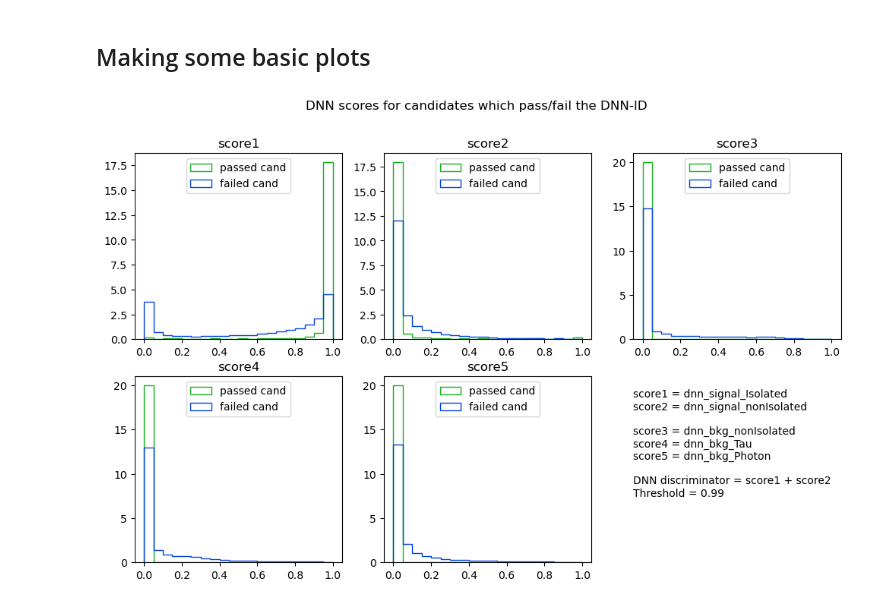
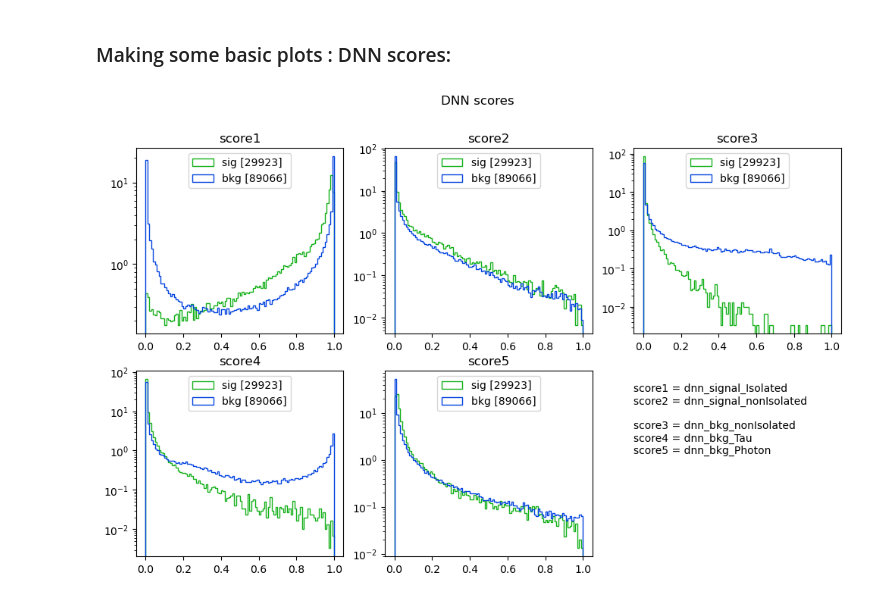
Before and after one commit to phazarik/Electron-DNN-ID-study, a Jupyter notebook: dnn_electron_id.ipynb, the cells around one changed output. Cells and saved outputs as stored; diff of their text form; code cells hidden in the pictures.

Commit message:
Signal and background defined. ROC added.

```diff
--- a/dnn_electron_id.ipynb
+++ b/dnn_electron_id.ipynb
@@ -90,0 +115,22 @@ Number of candidates failing the DNN ID = 20512 (88.9%)
+# %%
+df.loc[(df['genmatch'] == 1) | (df['genmatch'] == 2), 'truth'] = 1 # signal
+df.loc[(df['genmatch'] == 0) | (df['genmatch'] == 3), 'truth'] = 0 # background
+
+#Randomizing rows:
+df = df.sample(frac=1) #randomizing rows
+df.reset_index(inplace=True, drop=True)
+
+#Printing out some results:
+print(df[['genmatch', 'sample', 'truth']].head())
+
+ndy     =df[df["sample"]=="dy"].shape[0]
+ndy_sig =df[(df["sample"]=="dy")&(df["truth"]==1)].shape[0]
+ndy_bkg =df[(df["sample"]=="dy")&(df["truth"]==0)].shape[0]
+
+ntg     =df[df["sample"]=="taugun"].shape[0]
+ntg_sig =df[(df["sample"]=="taugun")&(df["truth"]==1)].shape[0]
+ntg_bkg =df[(df["sample"]=="taugun")&(df["truth"]==0)].shape[0]
+
+print(f'\nNo of electron candidates from ...')
+print(f'Drell-Yan sample: {ndy}; sig = {ndy_sig} ({ndy_sig*100/ndy:.1f}%), bkg = {ndy_bkg} ({ndy_bkg*100/ndy:.1f}%)')
+print(f'TauGun sample: {ntg}; sig = {ntg_sig} ({ntg_sig*100/ndy:.1f}%), bkg = {ntg_bkg} ({ntg_bkg*100/ntg:.1f}%)')
@@ -91,41 +148,44 @@ Number of candidates failing the DNN ID = 20512 (88.9%)
 # %% [markdown]
-## Making some basic plots
+### Making some basic plots : DNN scores:
 # %%
 import matplotlib as mpl
 import matplotlib.pyplot as plt
+
+nsig=df[df['truth']==1].shape[0]
+nbkg=df[df['truth']==0].shape[0]
 
 fig1, ax1 = plt.subplots(2,3,figsize=(12,7))
 ax1 = ax1.flatten()
 
 # Add the score details as left-aligned text
 text = '''
 score1 = dnn_signal_Isolated
 score2 = dnn_signal_nonIsolated
 
 score3 = dnn_bkg_nonIsolated
 score4 = dnn_bkg_Tau
 score5 = dnn_bkg_Photon
-
-DNN discriminator = score1 + score2
-Threshold = 0.99
 '''
 
 #fig1.subplots_adjust(hspace=0.5, wspace=0.1)
-bins_=np.arange(0, 1.05, 0.05)
+bins_=np.arange(0, 1.01, 0.01)
 #fig1.delaxes(ax1[-1]) #Removing the last subplot
-fig1.suptitle('DNN scores for candidates which pass/fail the DNN-ID') #Global title
+fig1.suptitle('DNN scores') #Global title
 
-var = ['score1', 'score2', 'score3', 'score4', 'score5']
+vardnn = ['score1', 'score2', 'score3', 'score4', 'score5']
 
-for i in range(len(var)):
-    ax1[i].hist(df[df['dnn_id']==True][var[i]], bins=bins_, histtype='step', color='xkcd:green',  label='passed cand', density=True)
-    ax1[i].hist(df[df['dnn_id']==False][var[i]], bins=bins_, histtype='step', color='xkcd:blue',  label='failed cand', density=True)
-    ax1[i].set_title(var[i])
+for i in range(len(vardnn)):
+    ax1[i].hist(df[df['truth']==1][vardnn[i]], bins=bins_, histtype='step',
+                color='xkcd:green',  label=f'sig [{nsig}]', density=True)
+    ax1[i].hist(df[df['truth']==0][vardnn[i]], bins=bins_, histtype='step',
+                color='xkcd:blue',  label=f'bkg [{nbkg}]', density=True)
+    ax1[i].set_title(vardnn[i])
+    ax1[i].set_yscale('log')
     ax1[i].legend(loc='upper center')
 
 ax1[-1].text(0, 1, text, transform=ax1[-1].transAxes, fontsize=10, ha='left', va='top')
 ax1[-1].axis('off')
 
 plt.show()
 # %% [output]
-[figure, old version]
+[figure, new version]
```
Also changed, not shown: parts of 10 cells of this notebook, 1 other file.
